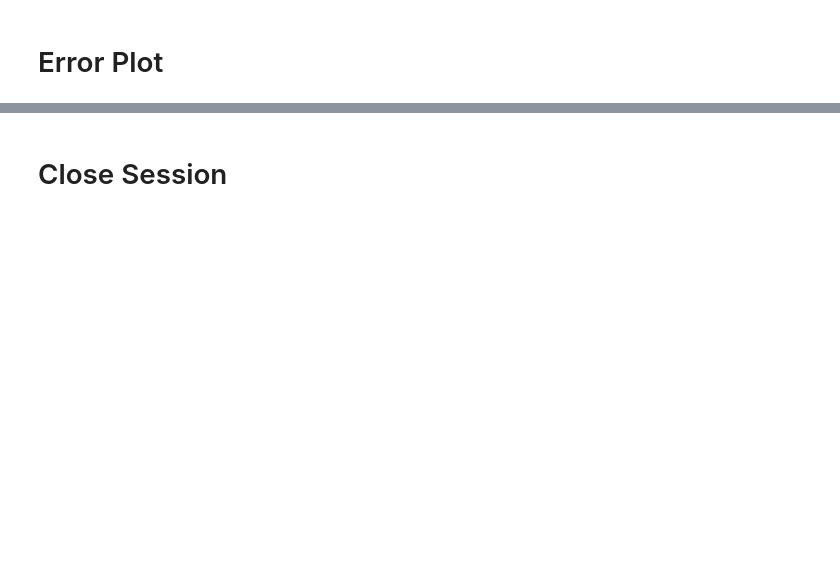
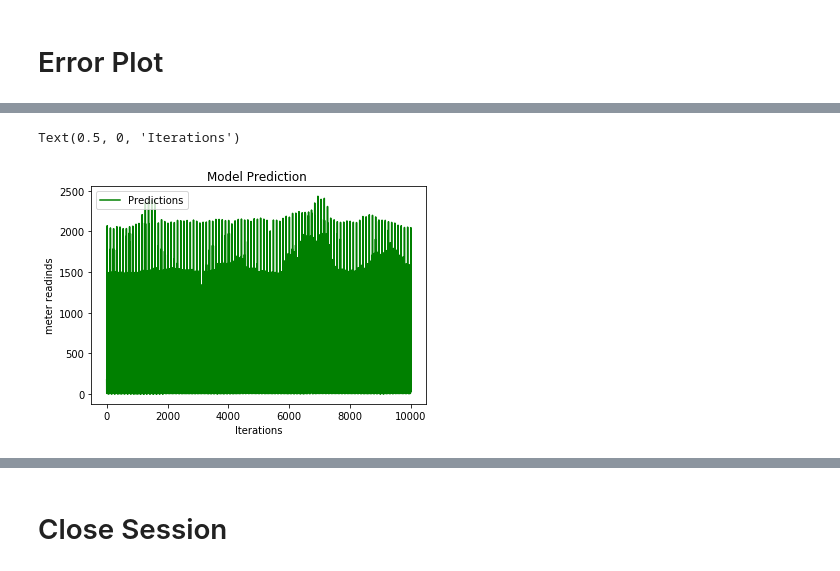
Before and after one commit to adderbyte/Energy_Prediction_Bot, a Jupyter notebook: Models/NewLSTMmodel.ipynb, the cells around one changed output, grey strips where cells are left out. Saved outputs shown, nothing was run; the diff lists cells and outputs as text; code cells hidden in the pictures; blank space fills up the shorter version.

```diff
--- a/Models/NewLSTMmodel.ipynb
+++ b/Models/NewLSTMmodel.ipynb
@@ -443,0 +470,3 @@ len(results)
+# %%
+# do not run twice
+true_readings = pd.read_csv(testpath + testzero,nrows=testpoints)
@@ -449,0 +521,10 @@ plt.plot(test.reshape(test.shape[0],1))
+# %%
+plt.plot(true_readings.meter_reading,"-g" ,label='Predictions')
+#plt.plot(true_values, "-r",label='True Values')
+plt.legend(loc="upper left")
+plt.title('Model Prediction ')
+plt.ylabel('meter readinds')
+plt.xlabel('Iterations')
+# %% [output]
+Text(0.5, 0, 'Iterations')
+[figure, added]
```
Also changed, not shown: parts of 39 cells of this notebook.
